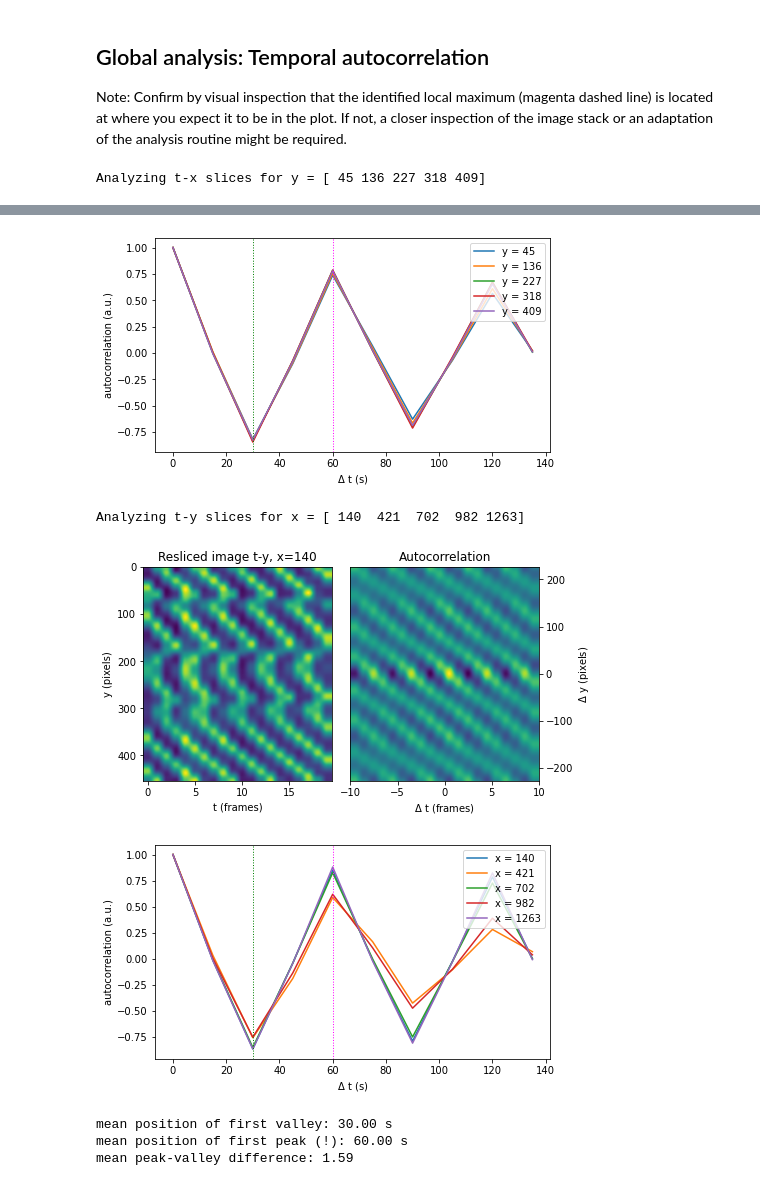
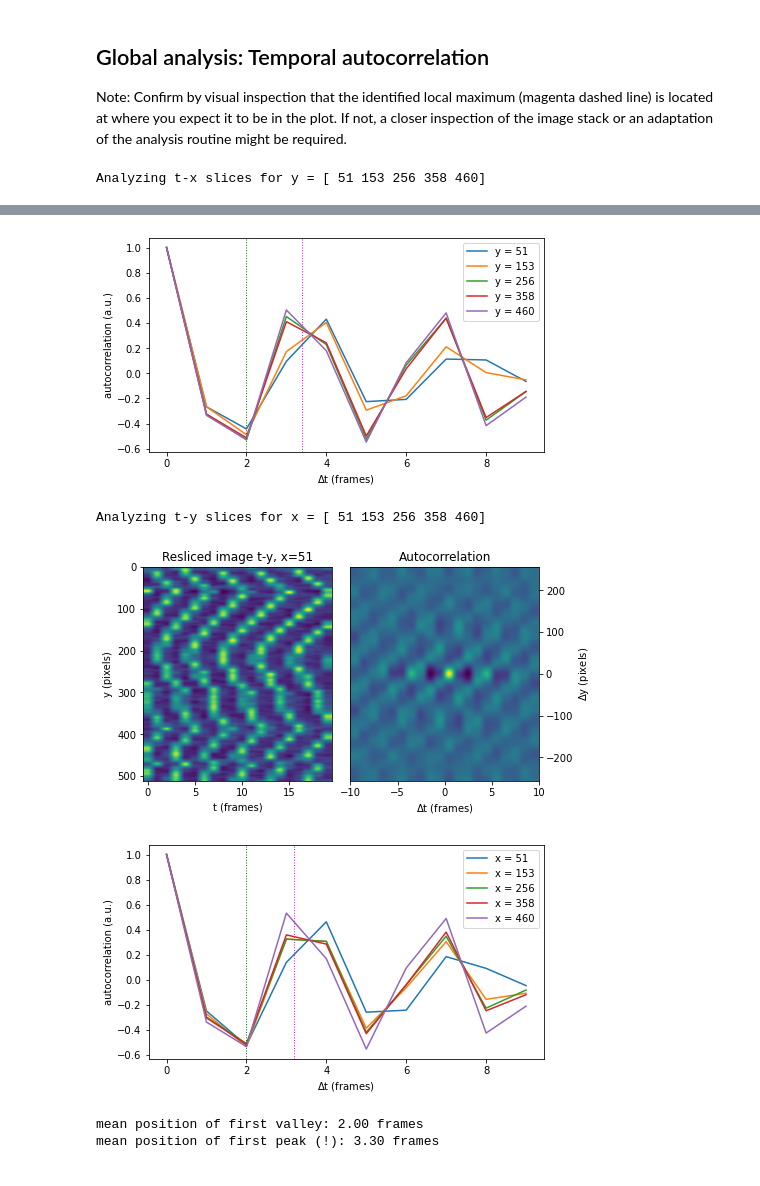
Before and after one commit to M-Sabrina/MinDE_analysis_2022, a Jupyter notebook: Quickstart_Min_analysis.ipynb, the cells around one changed output, grey strips where cells are left out. Drawn from its saved outputs; the diff is of its cells as text; code cells hidden in the pictures.

```diff
--- a/Quickstart_Min_analysis.ipynb
+++ b/Quickstart_Min_analysis.ipynb
@@ -33,7 +29,7 @@ Please select your file path and input parameters here.
 # %% [markdown]
 Input file path:
 # %%
-stack_path = Path().cwd() / "example_data" / "real_horizontal_stitch.tif"
+stack_path = Path().cwd() / "example_data" / "real_spiral.tif"
 # %% [markdown]
 General / display paramters:
 # %%
@@ -43,8 +37,8 @@ frames_to_analyse = 10  # analyse first .. frames (global/spatial and local anal
 # %% [markdown]
 Stack information (set both to "None" to work with pixels and frames only):
 # %%
-nmperpix = 594  # nanometer per pixel (assuming aspect ratio = 1; adapt by factor *(small_axis)/size if image is downsized)
-frpermin = 4  # frames per minute
+nmperpix = None  # nanometer per pixel (assuming aspect ratio = 1)
+frpermin = None  # frames per minute
 # %% [markdown]
 Temporal autocorrelation analysis parameters:
 # %%
@@ -63,7 +58,7 @@ kernel_size_flow = 35  # extra smoothing kernel needed for flow analysis
 ## Preparation
 # %%
 # Load stack
-Min_st = get_data.load_stack(stack_path, size=size, kernel_size=kernel_size)
+Min_st = io.imread(stack_path)
 stackname = stack_path.stem
 nt, ny, nx = np.shape(Min_st)
 print(f"Current file: {stackname}, size: {nx} pixels x {ny} pixels x {nt} frames")
@@ -163,7 +155,6 @@ plt.show()
     first_min_val_x,
     first_max_pos_x,
     first_max_val_x,
-    peak_valley_diff_x,
     fig,
     ax,
 ) = correlation_tools.analyze_temporal_profiles(
@@ -193,7 +184,6 @@ plt.show()
     first_min_val_y,
     first_max_pos_y,
     first_max_val_y,
-    peak_valley_diff_y,
     fig,
     ax,
 ) = correlation_tools.analyze_temporal_profiles(
@@ -203,13 +193,10 @@ plt.show()
 
 ## Print averaged values
 print(
-    f"mean position of first valley: {np.mean(np.append(first_min_pos_x, first_min_pos_y)):.02f} {unit}"
+    f"mean position of first valley: {np.nanmean(np.append(first_min_pos_x, first_min_pos_y)):.02f} {unit}"
 )
 print(
-    f"mean position of first peak (!): {np.mean(np.append(first_max_pos_x, first_max_pos_y)):.02f} {unit}"
+    f"mean position of first peak (!): {np.nanmean(np.append(first_max_pos_x, first_max_pos_y)):.02f} {unit}"
 )
-print(
-    f"mean peak-valley difference: {np.mean(np.append(peak_valley_diff_x, peak_valley_diff_y)):.02f}"
-)
 # %% [output]
-Analyzing t-x slices for y = [ 45 136 227 318 409]
+Analyzing t-x slices for y = [ 51 153 256 358 460]
@@ -217,10 +204,9 @@ Analyzing t-x slices for y = [ 45 136 227 318 409]
-[figure, old version]
+[figure, new version]
-Analyzing t-y slices for x = [ 140  421  702  982 1263]
+Analyzing t-y slices for x = [ 51 153 256 358 460]
-[figure, old version]
+[figure, new version]
-[figure, old version]
+[figure, new version]
-mean position of first valley: 30.00 s
-mean position of first peak (!): 60.00 s
-mean peak-valley difference: 1.59
+mean position of first valley: 2.00 frames
+mean position of first peak (!): 3.30 frames
 # %% [markdown]
 ## Local analysis: Wave propagation velocity
 Notes:
```
Also changed, not shown: parts of 9 cells of this notebook, 15 other files.
